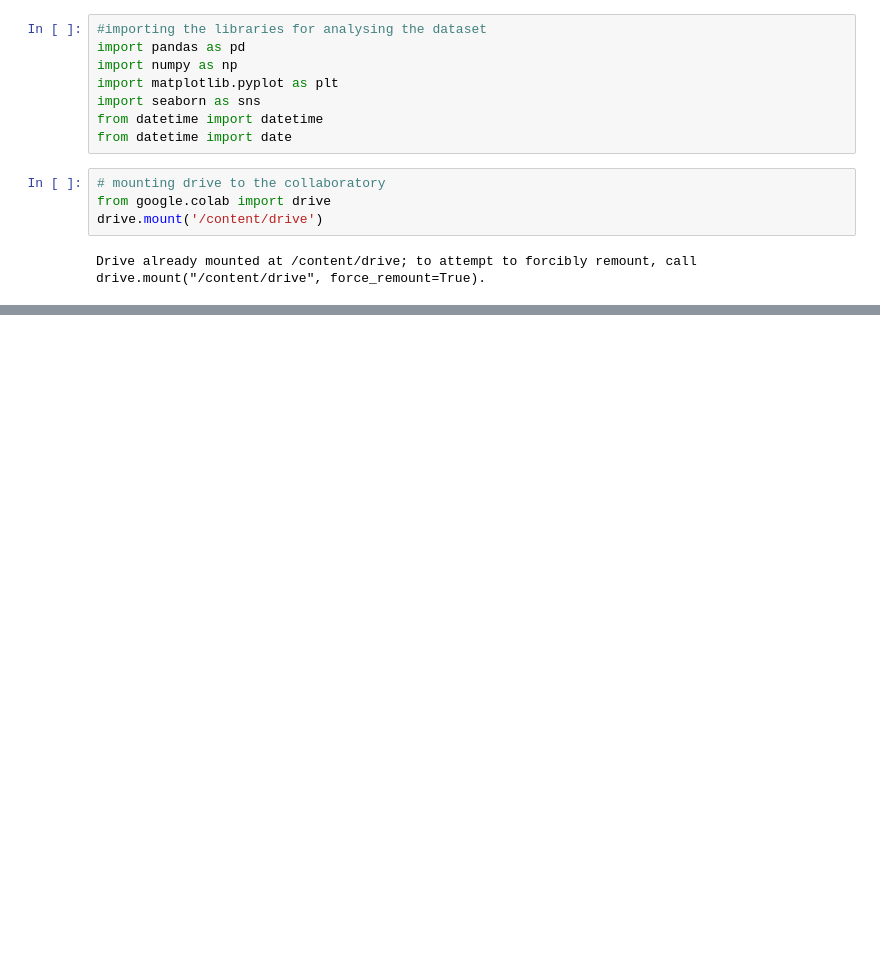
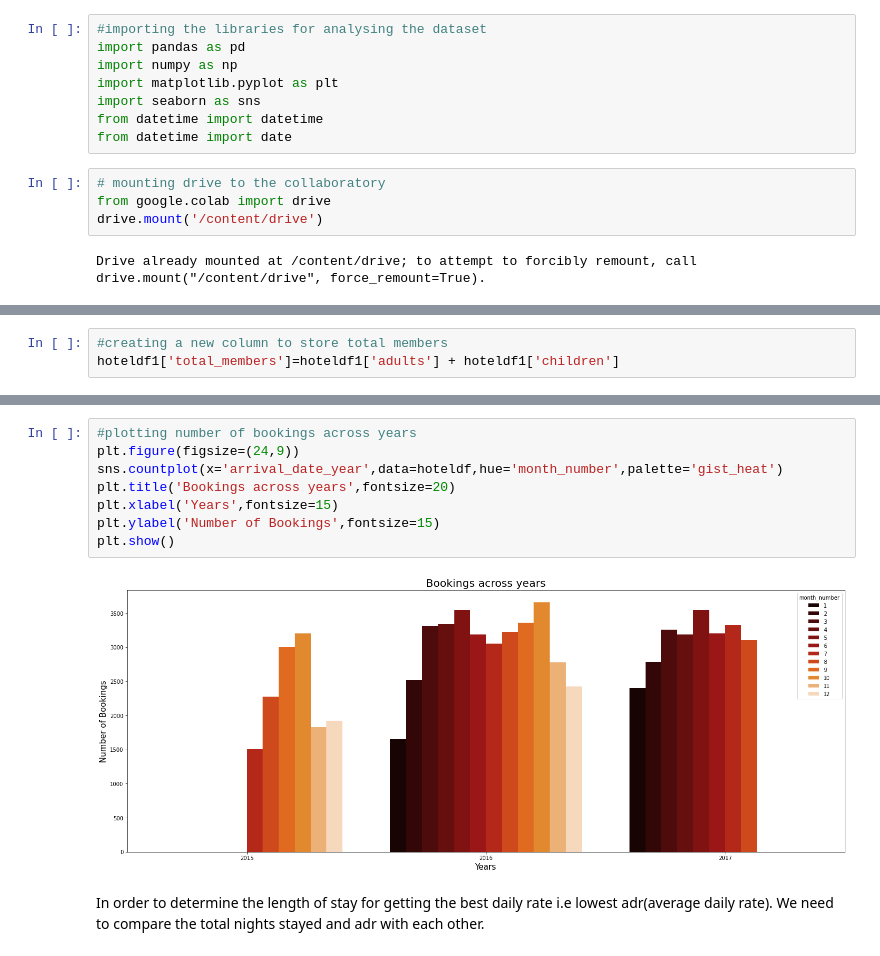
Before and after one commit to AditiBhattacharya11/Hotel-Booking-Analysis, a Jupyter notebook: Hotel_Booking_Analysis_EDA.ipynb, the cells around one changed output, grey strips where cells are left out. Saved outputs shown, nothing was run; the diff lists cells and outputs as text; blank space fills up the shorter version.

```diff
--- a/Hotel_Booking_Analysis_EDA.ipynb
+++ b/Hotel_Booking_Analysis_EDA.ipynb
@@ -22,0 +226,3 @@ hoteldf1
+# %%
+#creating a new column to store total members
+hoteldf1['total_members']=hoteldf1['adults'] + hoteldf1['children']
@@ -22,0 +374,12 @@ hoteldf1
+# %%
+#plotting number of bookings across years
+plt.figure(figsize=(24,9))
+sns.countplot(x='arrival_date_year',data=hoteldf,hue='month_number',palette='gist_heat')
+plt.title('Bookings across years',fontsize=20)
+plt.xlabel('Years',fontsize=15)
+plt.ylabel('Number of Bookings',fontsize=15)
+plt.show()
+# %% [output]
+[figure, added]
+# %% [markdown]
+In order to determine the length of stay for getting the best daily rate i.e lowest adr(average daily rate). We need to compare the total nights stayed and adr with each other.
```
Also changed, not shown: parts of 31 cells of this notebook.
